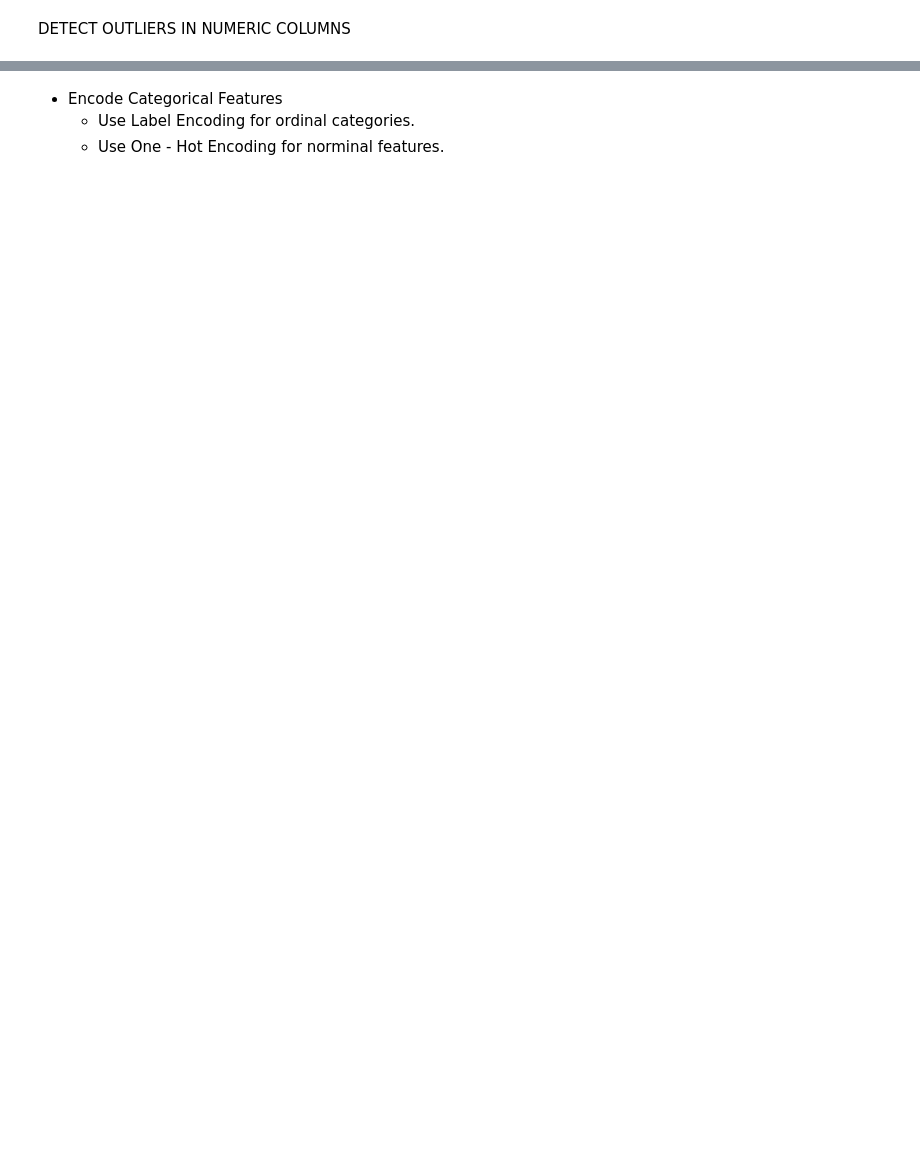
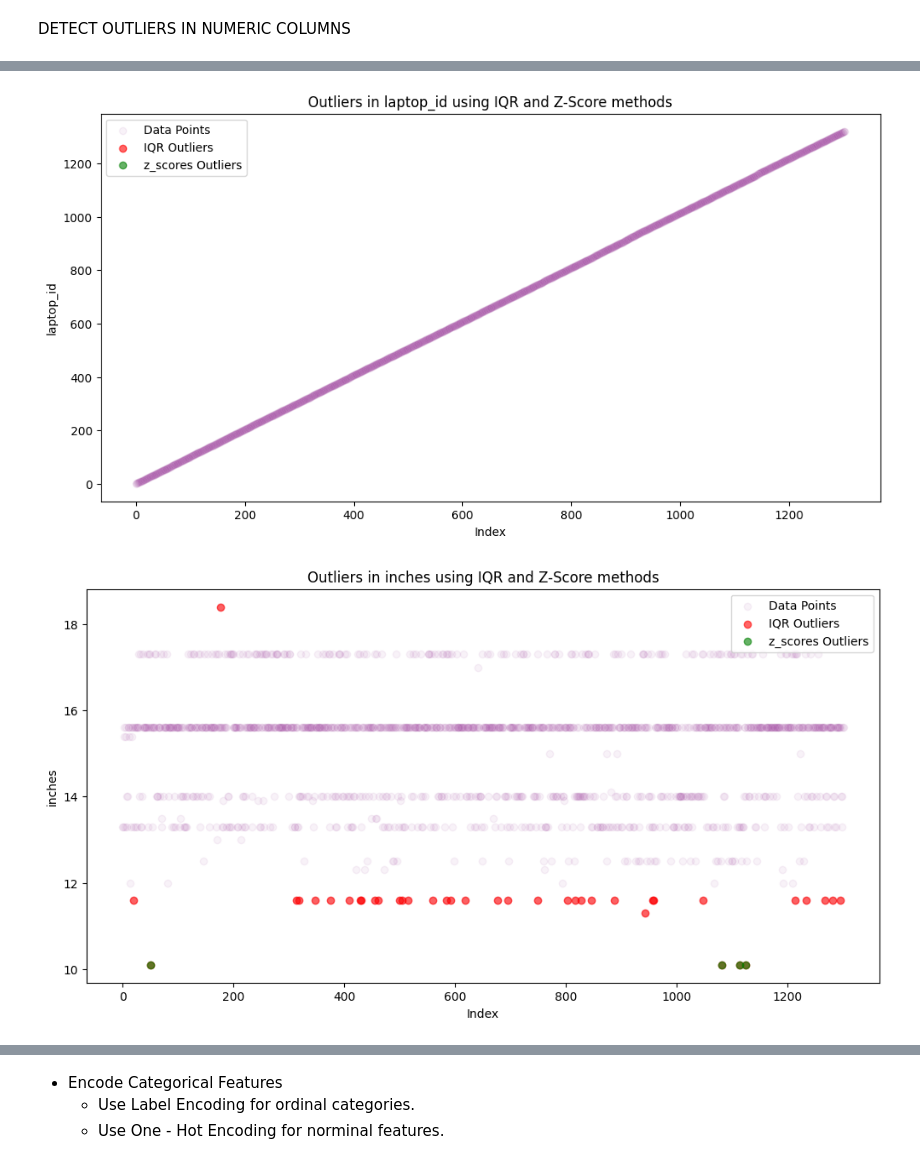
Before and after one commit to scientistEgong/Laptop-Price-Prediction-Model, a Jupyter notebook: Project_Files/Notebook_Files/Data_Cleaning_and_Preprocessing/Data_Cleaning_and_Preprocessing.ipynb.ipynb, the cells around one changed output, grey strips where cells are left out. Drawn from its saved outputs; the diff is of its cells as text; code cells hidden in the pictures; blank space fills up the shorter version.

```diff
--- a/Project_Files/Notebook_Files/Data_Cleaning_and_Preprocessing/Data_Cleaning_and_Preprocessing.ipynb.ipynb
+++ b/Project_Files/Notebook_Files/Data_Cleaning_and_Preprocessing/Data_Cleaning_and_Preprocessing.ipynb.ipynb
@@ -157,12 +377,15 @@ for col in numeric_col:
 # %%
 # Display relationship between numeric of outliers of z-score and IQR methods.
 for col in numeric_col:
     plt.figure(figsize=(12, 6))
-    plt.scatter(data.index, data[col], label= "Data Pointa", color="purple", alpha=0.05)
+    plt.scatter(data.index, data[col], label= "Data Points", color="purple", alpha=0.05)
     plt.scatter(outliers_iqr[col].index, outliers_iqr[col], label="IQR Outliers", color="red", alpha=0.6)
     plt.scatter(outliers_score[col].index, outliers_score[col], label="z_scores Outliers", color="green", alpha=0.6)
     plt.title("Outliers in {} using IQR and Z-Score methods".format(col))
     plt.xlabel("Index")
     plt.ylabel(col)
     plt.legend()
     plt.show()
+# %% [output]
+[figure, added]
+[figure, added]
```
Also changed, not shown: parts of 27 cells of this notebook, 1 other file.
